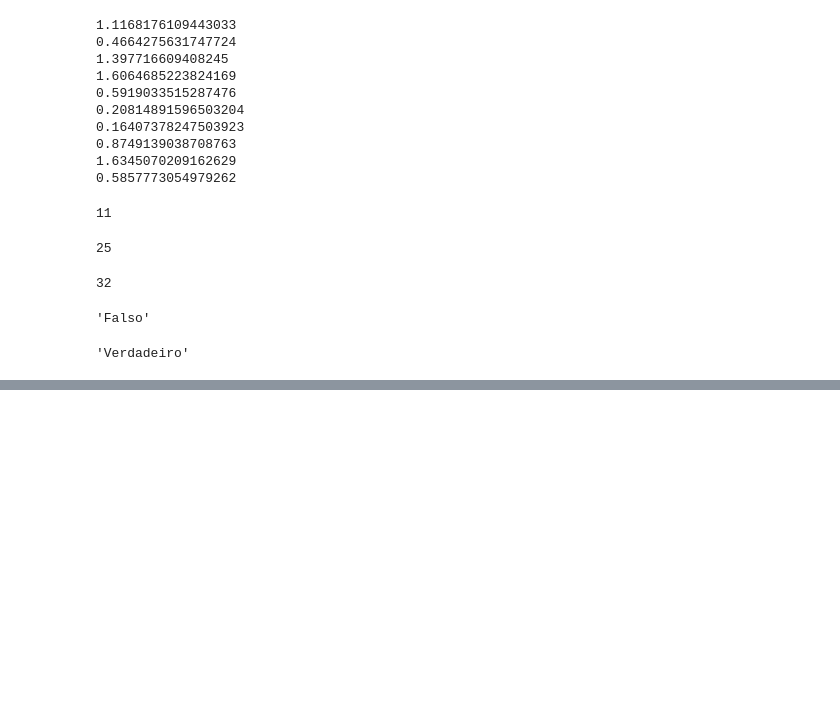
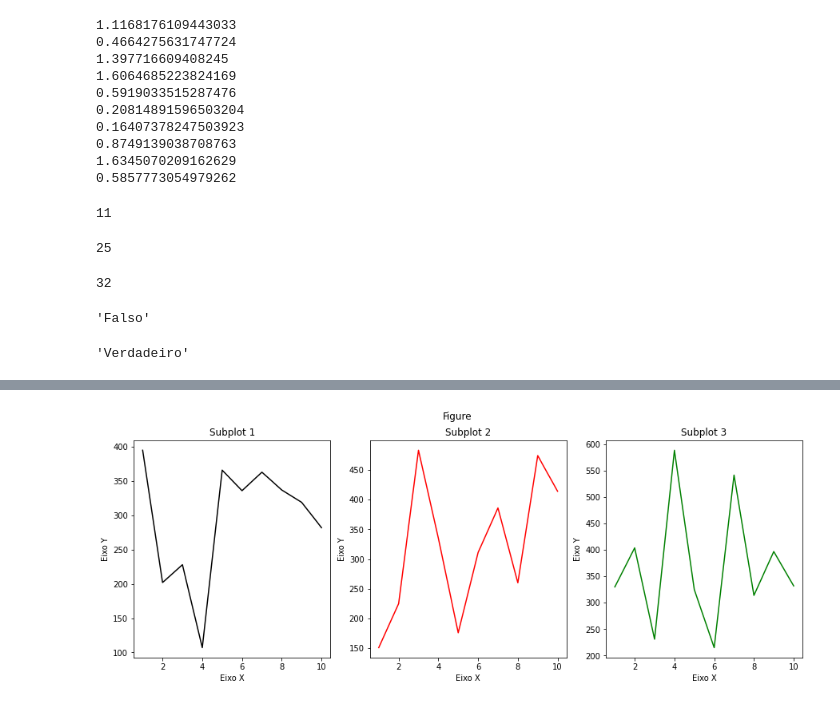
Before and after one commit to artbbs/42SP-arfernan, a Jupyter notebook: SoukAnalytics.ipynb, the cells around one changed output, grey strips where cells are left out. Drawn from its saved outputs; the diff is of its cells as text; code cells hidden in the pictures; blank space fills up the shorter version.

```diff
--- a/SoukAnalytics.ipynb
+++ b/SoukAnalytics.ipynb
@@ -982,0 +1349,11 @@ Exemplo(2)
+# %%
+fig, ax = plt.subplots(1, 3, figsize = (15, 5))
+fig.suptitle('Figure')
+ax[0].plot(x, y1, color = 'black')
+ax[1].plot(x, y2, color = 'red')
+ax[2].plot(x, y3, color = 'green')
+
+for i in range(3):
+  ax[i].set(title = f'Subplot {i+1}', xlabel = 'Eixo X', ylabel = 'Eixo Y')
+# %% [output]
+[figure, added]
```
Also changed, not shown: parts of 59 cells of this notebook.
